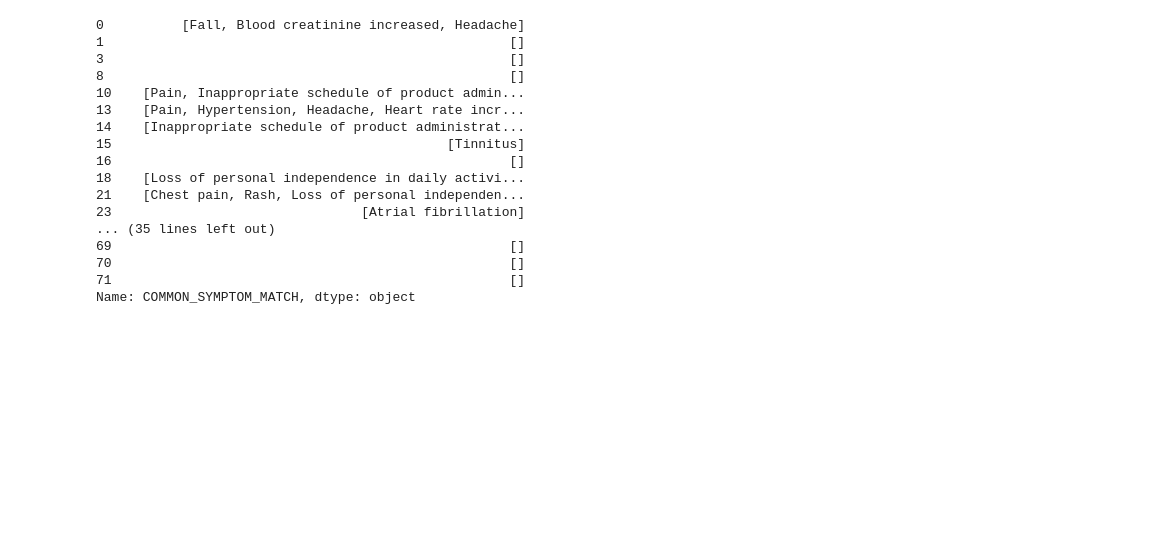
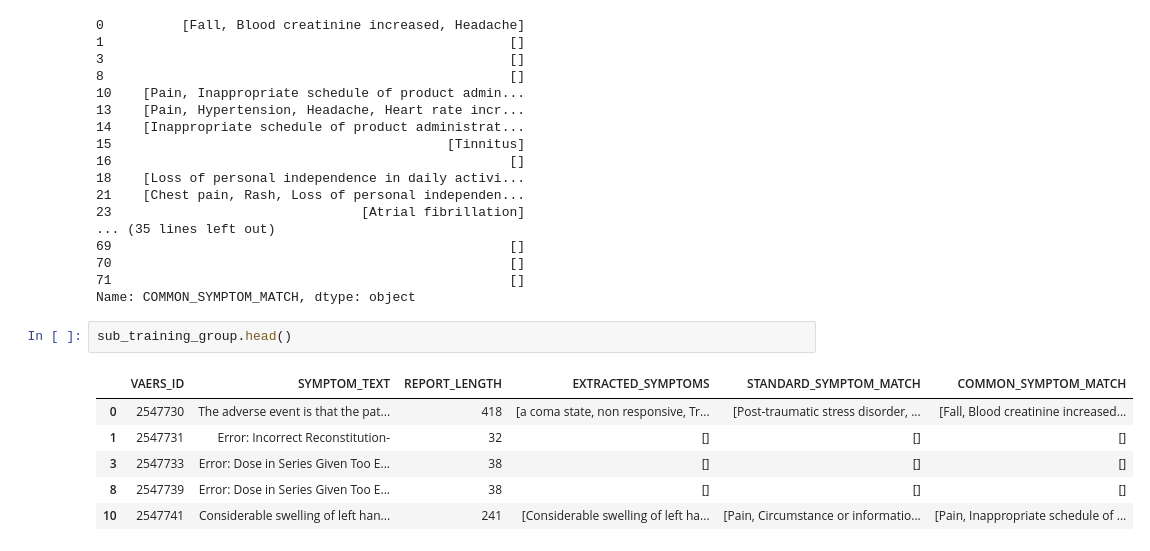
Before and after one commit to qianlan97/CS584-Final, a Jupyter notebook: data_processing.ipynb, the cells around one changed output. Saved outputs shown, nothing was run; the diff lists cells and outputs as text; blank space fills up the shorter version.

```diff
--- a/data_processing.ipynb
+++ b/data_processing.ipynb
@@ -375,3 +375,12 @@ sub_training_group['COMMON_SYMPTOM_MATCH'].head(50)
 70                                                   []
 71                                                   []
 Name: COMMON_SYMPTOM_MATCH, dtype: object
+# %%
+sub_training_group.head()
+# %% [output]
+|  | VAERS_ID | SYMPTOM_TEXT | REPORT_LENGTH | EXTRACTED_SYMPTOMS | STANDARD_SYMPTOM_MATCH | COMMON_SYMPTOM_MATCH |
+| 0 | 2547730 | The adverse event is that the pat... | 418 | [a coma state, non responsive, Tr... | [Post-traumatic stress disorder, ... | [Fall, Blood creatinine increased... |
+| 1 | 2547731 | Error: Incorrect Reconstitution- | 32 | [] | [] | [] |
+| 3 | 2547733 | Error: Dose in Series Given Too E... | 38 | [] | [] | [] |
+| 8 | 2547739 | Error: Dose in Series Given Too E... | 38 | [] | [] | [] |
+| 10 | 2547741 | Considerable swelling of left han... | 241 | [Considerable swelling of left ha... | [Pain, Circumstance or informatio... | [Pain, Inappropriate schedule of ... |
```
Also changed, not shown: parts of 1 cell of this notebook.
